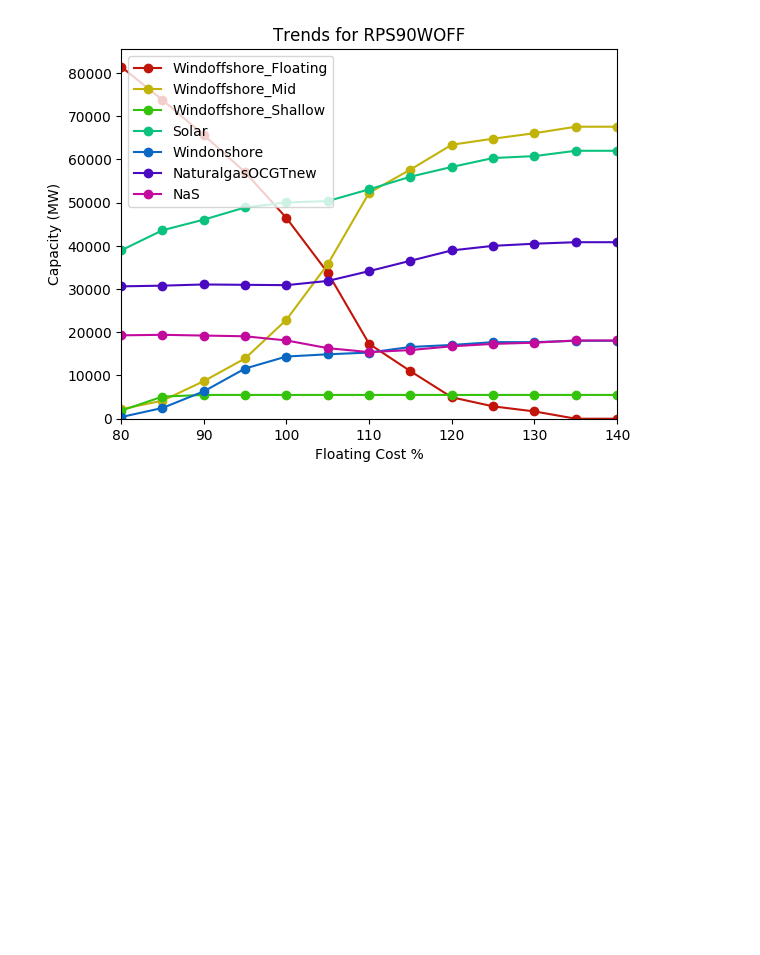
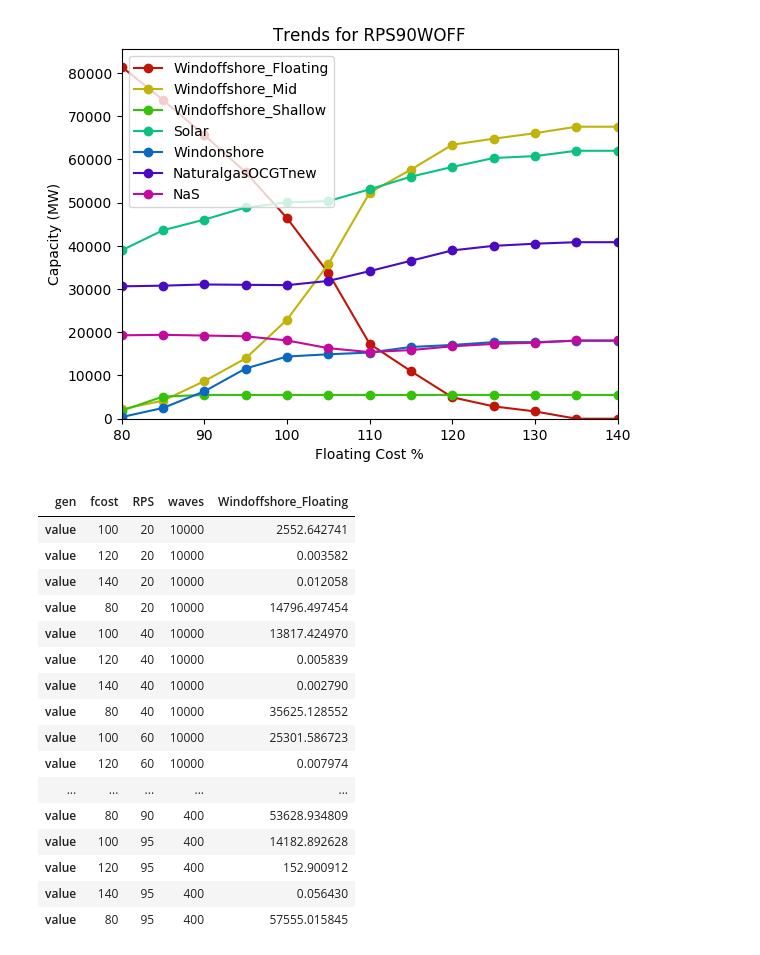
Before and after one commit to abmoore92/highRES, a Jupyter notebook: notebooks/plotRPS90.ipynb, the cells around one changed output. Drawn from its saved outputs; the diff is of its cells as text; code cells hidden in the pictures; blank space fills up the shorter version.

```diff
--- a/notebooks/plotRPS90.ipynb
+++ b/notebooks/plotRPS90.ipynb
@@ -1,9 +1,15 @@
 # %%
-from reporting_module import *
+import os
+import sys
+topFolder = os.getcwd().split('\\').pop(-1)
+moduleDirectory = os.getcwd()[:-len(topFolder)]
+sys.path.append(moduleDirectory)
+
+from reporting import *
 %matplotlib inline
 import matplotlib.pyplot as plt
 
-path6 = 'C:\\Users\\Andy\\Documents\\Masters\\Thesis\\highRES\\2017 results\\Round 6'
+path6 = r'C:\Users\ucqba01\Documents\Local Data\Round 6'
 
 def plotRPS90(comparisondata,seriesList):
     sns.reset_defaults()
@@ -50,3 +56,23 @@ plotSeries=['Windoffshore_Floating','Windoffshore_Mid','Windoffshore_Shallow','S
 plotRPS90(round6,plotSeries)
 # %% [output]
 [figure]
+# %%
+round6[['fcost','RPS','waves','Windoffshore_Floating']]
+# %% [output]
+| gen | fcost | RPS | waves | Windoffshore_Floating |
+| value | 100 | 20 | 10000 | 2552.642741 |
+| value | 120 | 20 | 10000 | 0.003582 |
+| value | 140 | 20 | 10000 | 0.012058 |
+| value | 80 | 20 | 10000 | 14796.497454 |
+| value | 100 | 40 | 10000 | 13817.424970 |
+| value | 120 | 40 | 10000 | 0.005839 |
+| value | 140 | 40 | 10000 | 0.002790 |
+| value | 80 | 40 | 10000 | 35625.128552 |
+| value | 100 | 60 | 10000 | 25301.586723 |
+| value | 120 | 60 | 10000 | 0.007974 |
+| ... | ... | ... | ... | ... |
+| value | 80 | 90 | 400 | 53628.934809 |
+| value | 100 | 95 | 400 | 14182.892628 |
+| value | 120 | 95 | 400 | 152.900912 |
+| value | 140 | 95 | 400 | 0.056430 |
+| value | 80 | 95 | 400 | 57555.015845 |
```
Also changed, not shown: 4 other files.
